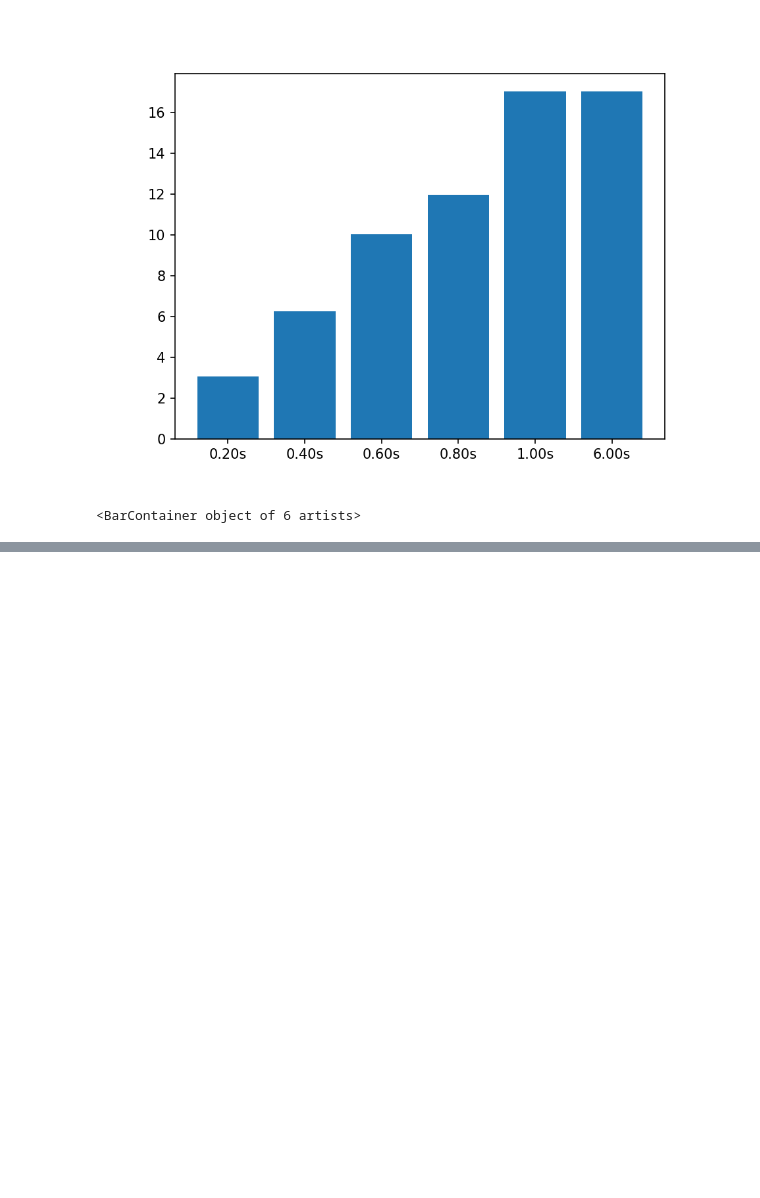
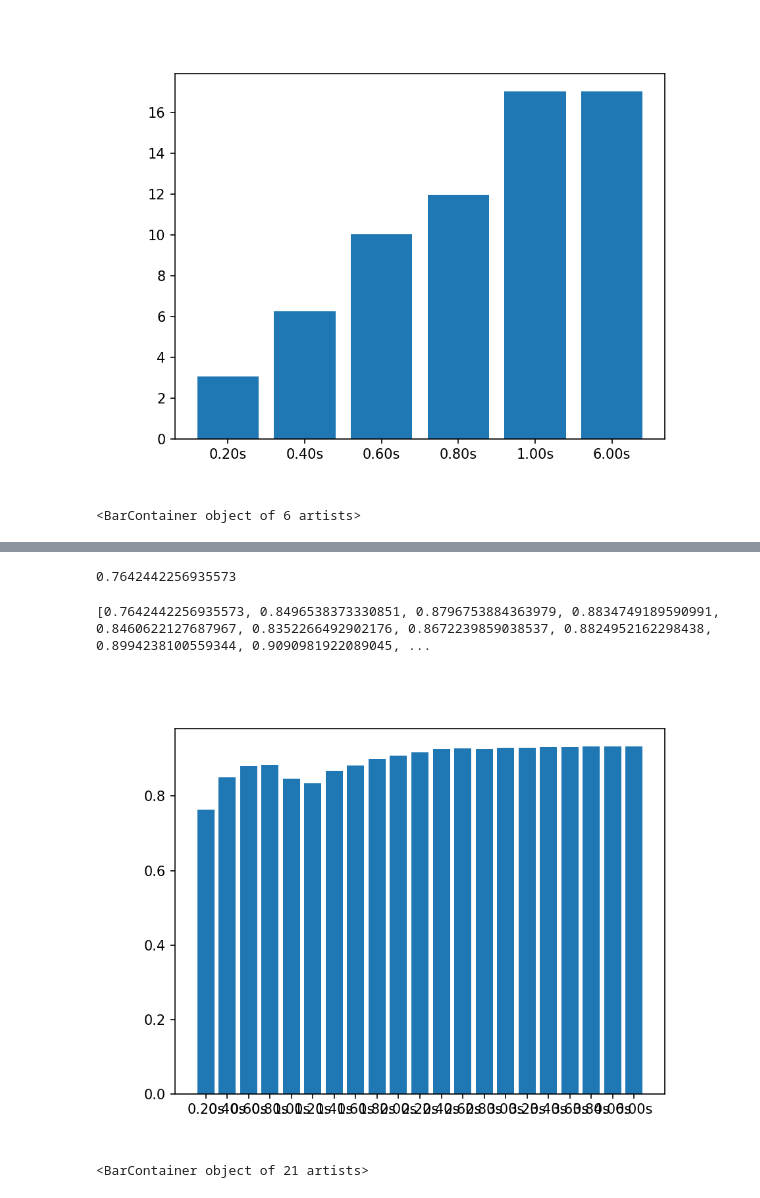
Before and after one commit to Beloin/TCCEMG, a Jupyter notebook: impl_tests/feature_extractor.ipynb, the cells around one changed output, grey strips where cells are left out. Saved outputs shown, nothing was run; the diff lists cells and outputs as text; code cells hidden in the pictures; blank space fills up the shorter version.

```diff
--- a/impl_tests/feature_extractor.ipynb
+++ b/impl_tests/feature_extractor.ipynb
@@ -217,0 +238,24 @@ plt.bar(names, data)
+# %%
+import antropy as an
+
+an.app_entropy(cycle_01.grip[:int(.2*extractor._freq)]) # Slow
+# %% [output]
+0.7642442256935573
+# %%
+data = []
+names = []
+for i in range(20):
+    window_s = .2 * (i+1)
+    window = window_s * extractor._freq
+    data.append(an.app_entropy(np.array(cycle_01.grip[:int(window)])))
+    names.append("{0:0.2f}s".format(window_s))
+
+data.append(an.app_entropy(np.array(cycle_01.grip[:int(window)])))
+names.append('{0:0.2f}s'.format(cycle_01.grip.__len__()/extractor._freq))
+print(data)
+
+plt.bar(names, data)
+# %% [output]
+[0.7642442256935573, 0.8496538373330851, 0.8796753884363979, 0.8834749189590991, 0.8460622127687967, 0.8352266492902176, 0.8672239859038537, 0.8824952162298438, 0.8994238100559344, 0.9090981922089045, ...
+[figure, added]
+<BarContainer object of 21 artists>
```
Also changed, not shown: parts of 16 cells of this notebook, 1 other file.
